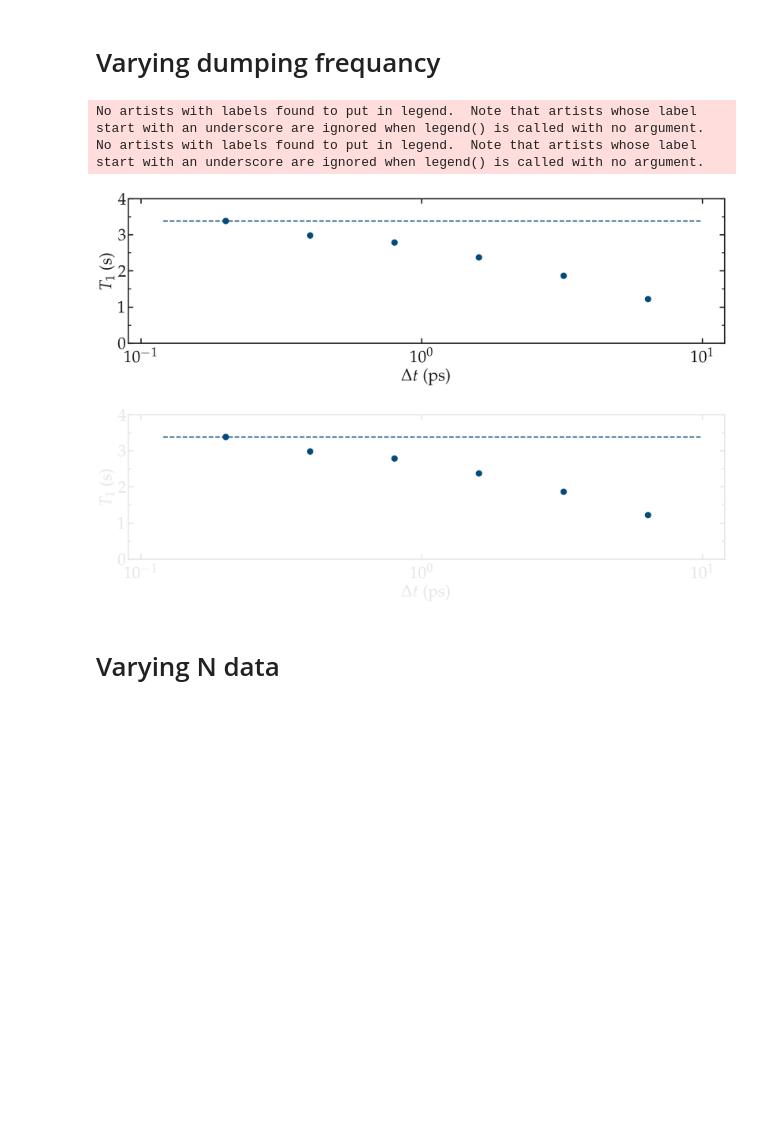
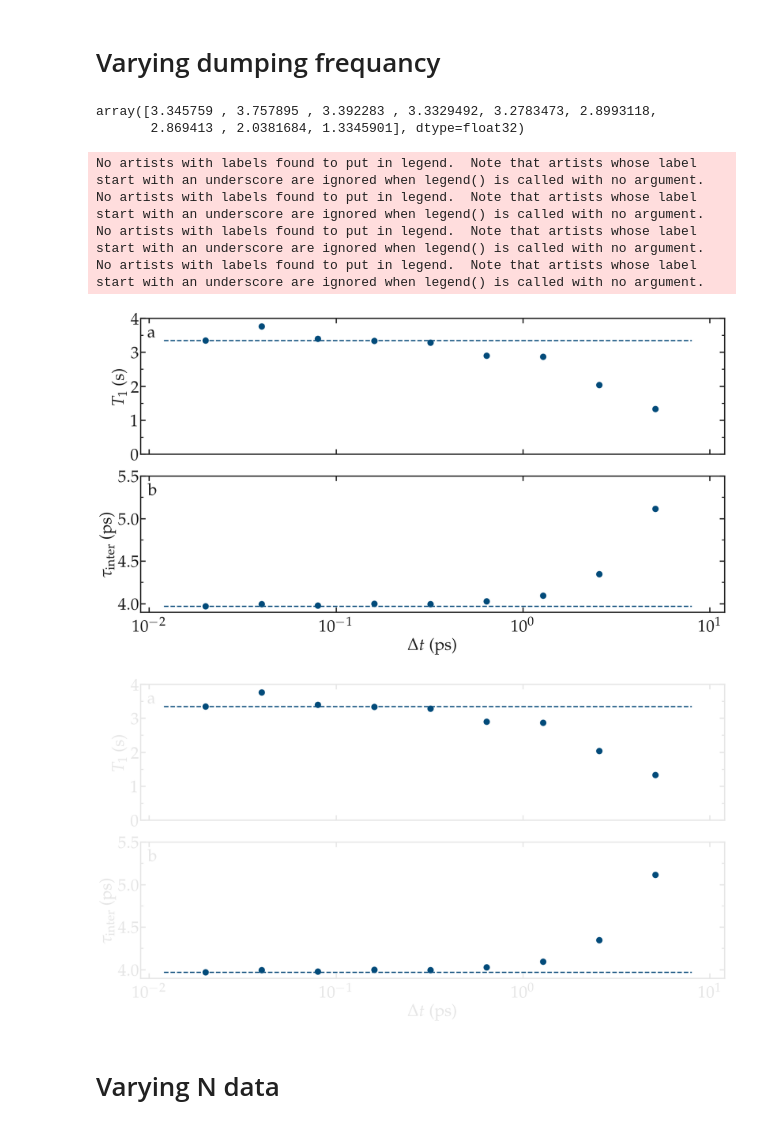
Before and after one commit to simongravelle/nmrformd, a Jupyter notebook: examples/illustrations/bulk-water.ipynb, the cells around one changed output. Cells and saved outputs as stored; diff of their text form; code cells hidden in the pictures; blank space fills up the shorter version.

```diff
--- a/examples/illustrations/bulk-water.ipynb
+++ b/examples/illustrations/bulk-water.ipynb
@@ -250,33 +240,44 @@ R10_intra_vs_dump = extract_R0(R1_intra_vs_dump)
 R20_intra_vs_dump = extract_R0(R2_intra_vs_dump)
 tau_intra_vs_dump = np.array(tau_intra_vs_dump)
 tau_inter_vs_dump = np.array(tau_inter_vs_dump)
+# %%
+1/(R10_intra_vs_dump+R10_inter_vs_dump)
+# %% [output]
+array([3.345759 , 3.757895 , 3.392283 , 3.3329492, 3.2783473, 2.8993118,
+       2.869413 , 2.0381684, 1.3345901], dtype=float32)
 # %%
 filename = "effect_dumping_frequency"
 for mode, mygray in zip(['light', 'dark'], [colors["mylightgray"], colors["mydarkgray"]]):
     fig = plt.figure(figsize=(18,10))
     ax, n, l_tot, c_tot = [], 0, 2, 1
     n += 1
     ax.append(plt.subplot(l_tot, c_tot, n))
-    ax[-1].semilogx(all_dump*200/1000, 1/(R10_intra_vs_dump+R10_inter_vs_dump), "o", color=colors["mydarkblue"],
+    ax[-1].semilogx(all_dump, 1/(R10_intra_vs_dump+R10_inter_vs_dump), "o", color=colors["mydarkblue"],
                 markersize = 12, linewidth=4)
-    x = np.linspace(0.12, 10)
+    x = np.linspace(0.012, 8)
     ax[-1].semilogx(x, x*0+1/(R10_intra_vs_dump[0]+R10_inter_vs_dump[0]), "--", color=colors["mydarkblue"],
                 markersize = 12, linewidth=2.5)
-    complete_panel(ax[-1], r'$\Delta t$ (ps)', r'$T_1$ (s)',
+    complete_panel(ax[-1], None, r'$T_1$ (s)',
                    legend=True, axis_color=mygray, xpad=15)
-    set_boundaries(plt, x_boundaries=(0.09, 12), y_boundaries=(0, 4),
+    set_boundaries(plt, x_boundaries=(0.009, 12), y_boundaries=(0, 4),
                    y_ticks=np.arange(0, 4.1, 1.0))
-    #n += 1
-    #ax.append(plt.subplot(l_tot, c_tot, n))
-    #ax[-1].semilogx(all_dump*200/1000, tau_inter_vs_dump, "o", color=colors["mydarkblue"],
-    #            markersize = 12, linewidth=4) #, label=r'TIP4P$-\epsilon$')
-    #complete_panel(ax[-1], r'$\Delta t$ (ps)', r'$\tau_\mathrm{inter}$ (ps)',
-    #               legend=True, axis_color=mygray, xpad=15)
-    #set_boundaries(plt, x_boundaries=(0.1, 20), y_boundaries=(3.9, 5.5),
-    #               y_ticks=np.arange(4.0, 5.51, 0.5))
+    n += 1
+    ax.append(plt.subplot(l_tot, c_tot, n))
+    ax[-1].semilogx(all_dump, tau_inter_vs_dump, "o", color=colors["mydarkblue"],
+                markersize = 12, linewidth=4) #, label=r'TIP4P$-\epsilon$')
+    x = np.linspace(0.012, 8)
+    ax[-1].semilogx(x, x*0+tau_inter_vs_dump[0], "--", color=colors["mydarkblue"],
+                markersize = 12, linewidth=2.5)
+    complete_panel(ax[-1], r'$\Delta t$ (ps)', r'$\tau_\mathrm{inter}$ (ps)',
+                   legend=True, axis_color=mygray, xpad=15)
+    set_boundaries(plt, x_boundaries=(0.009, 12), y_boundaries=(3.9, 5.5),
+                   y_ticks=np.arange(4.0, 5.51, 0.5))
+    add_subplotlabels(fig, ax, ["a", "b"], color=mygray)
     save_figure(plt, fig, mode, git_path, path_figures, filename)
 # %% [output]
 No artists with labels found to put in legend.  Note that artists whose label start with an underscore are ignored when legend() is called with no argument.
 No artists with labels found to put in legend.  Note that artists whose label start with an underscore are ignored when legend() is called with no argument.
+No artists with labels found to put in legend.  Note that artists whose label start with an underscore are ignored when legend() is called with no argument.
+No artists with labels found to put in legend.  Note that artists whose label start with an underscore are ignored when legend() is called with no argument.
-[figure, old version]
+[figure, new version]
-[figure, old version]
+[figure, new version]
```
Also changed, not shown: parts of 2 cells of this notebook, 53 other files.
